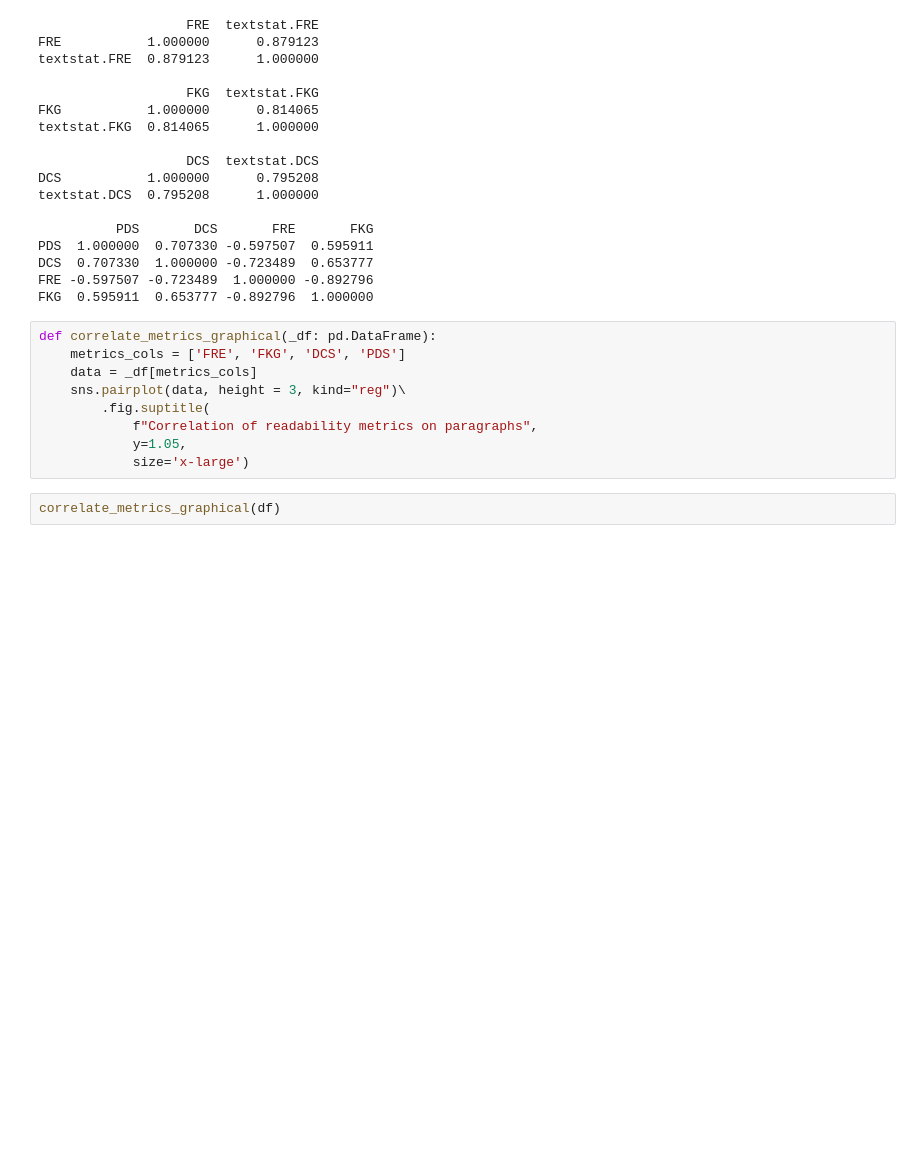
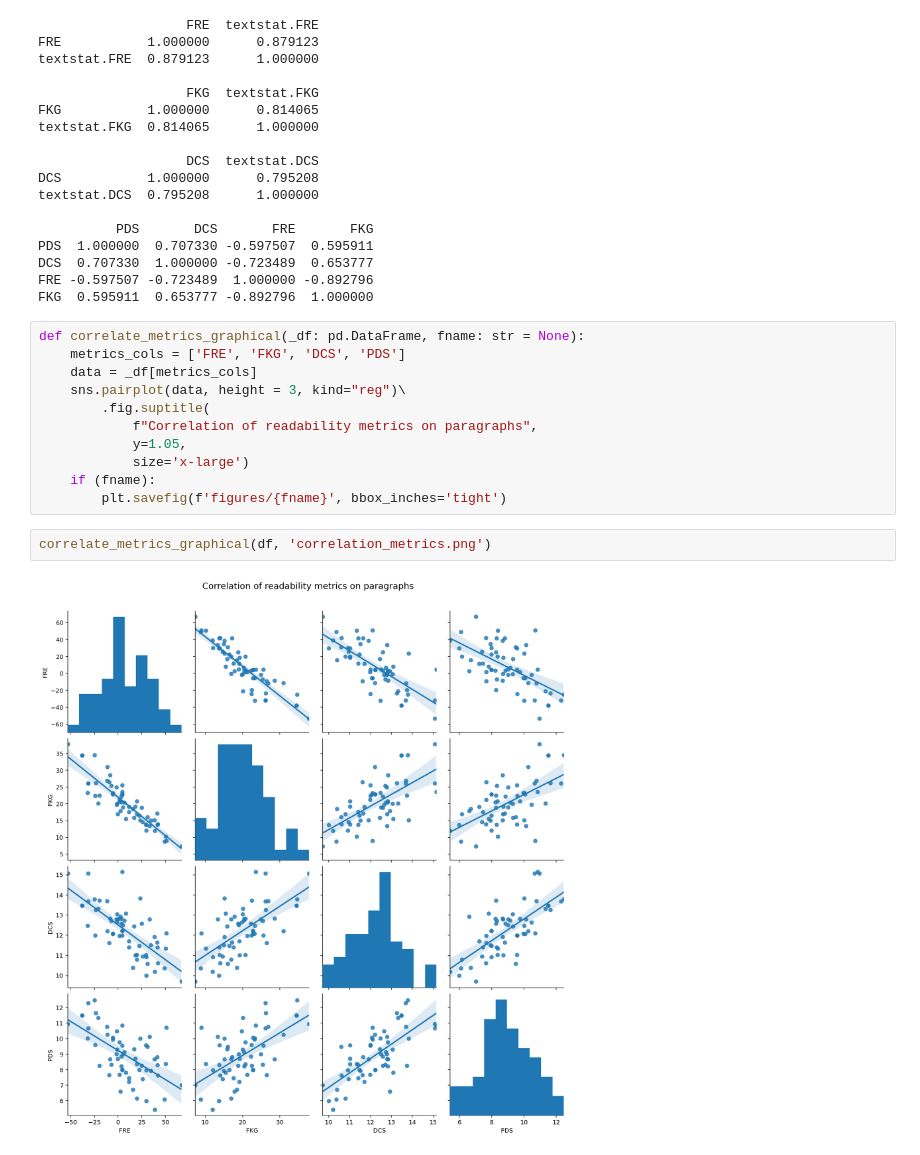
Before and after one commit to TiredFalcon/readse-internal-validity, a Jupyter notebook: Compare_metrics_with_library.ipynb, the cells around one changed output. Cells and saved outputs as stored; diff of their text form; blank space fills up the shorter version.

Commit message:
Add figure for correlation of metrics

```diff
--- a/Compare_metrics_with_library.ipynb
+++ b/Compare_metrics_with_library.ipynb
@@ -124,7 +128,7 @@ DCS  0.707330  1.000000 -0.723489  0.653777
 FRE -0.597507 -0.723489  1.000000 -0.892796
 FKG  0.595911  0.653777 -0.892796  1.000000
 # %%
-def correlate_metrics_graphical(_df: pd.DataFrame):
+def correlate_metrics_graphical(_df: pd.DataFrame, fname: str = None):
     metrics_cols = ['FRE', 'FKG', 'DCS', 'PDS']
     data = _df[metrics_cols]
     sns.pairplot(data, height = 3, kind="reg")\
@@ -132,5 +136,9 @@ def correlate_metrics_graphical(_df: pd.DataFrame):
             f"Correlation of readability metrics on paragraphs",
             y=1.05,
             size='x-large')
+    if (fname):
+        plt.savefig(f'figures/{fname}', bbox_inches='tight')
 # %%
-correlate_metrics_graphical(df)
+correlate_metrics_graphical(df, 'correlation_metrics.png')
+# %% [output]
+[figure, added]
```
Also changed, not shown: parts of 1 cell of this notebook, 1 other file.
